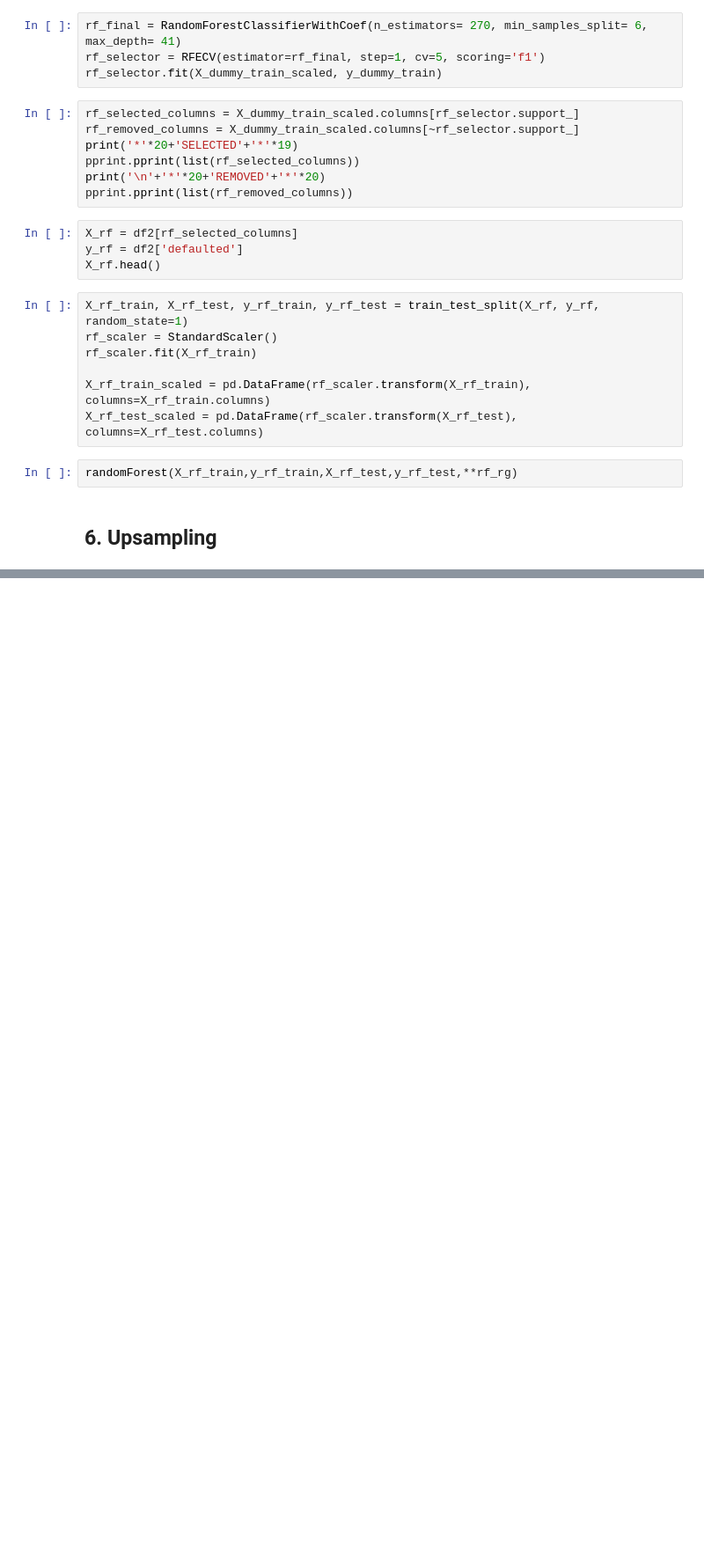
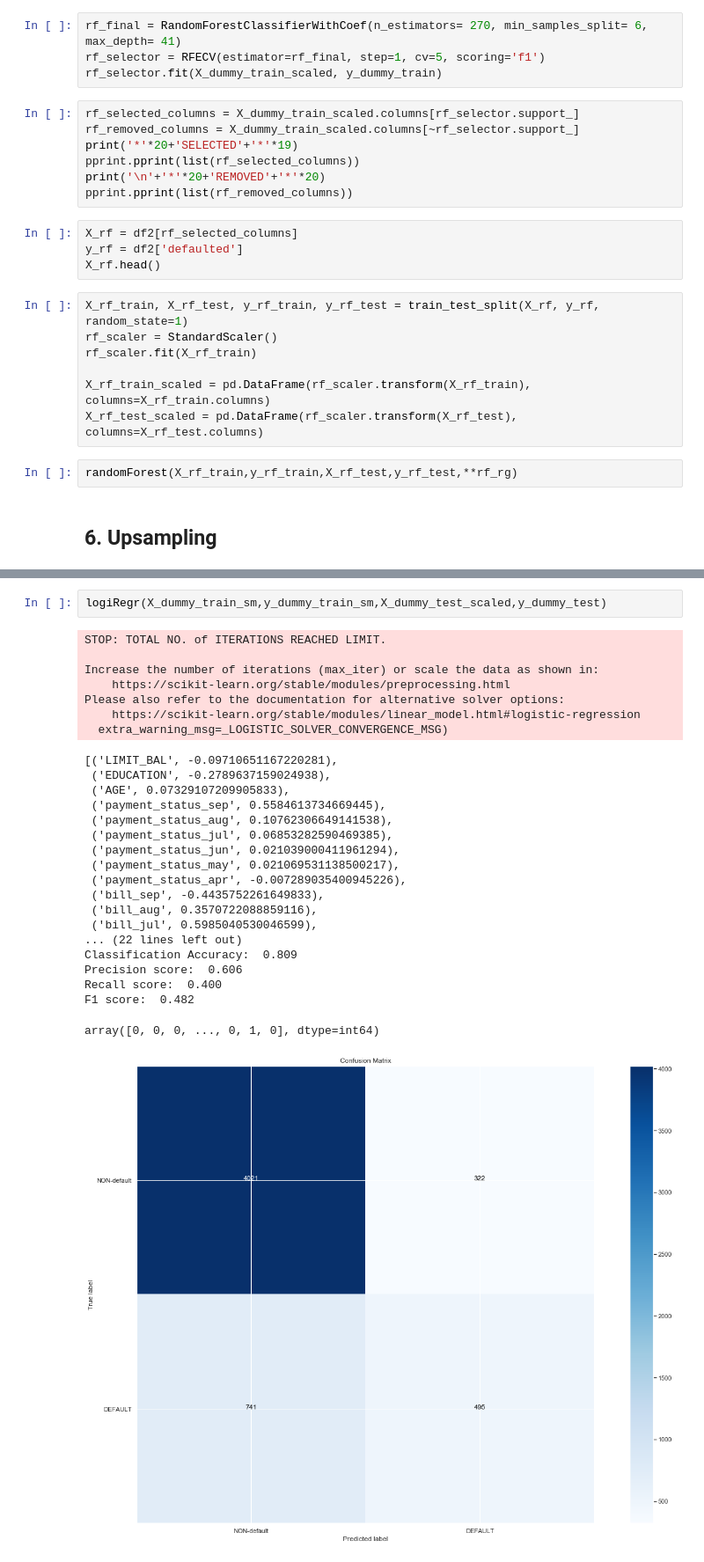
Before and after one commit to jmcneilkeller/Taiwanese_Credit_Card_Defaul, a Jupyter notebook: Taiwan_Repaired.ipynb, the cells around one changed output, grey strips where cells are left out. Shown at 88% size. Saved outputs shown, nothing was run; the diff lists cells and outputs as text; blank space fills up the shorter version.

```diff
--- a/Taiwan_Repaired.ipynb
+++ b/Taiwan_Repaired.ipynb
@@ -998,0 +1034,29 @@ df2.head(100)
+# %%
+logiRegr(X_dummy_train_sm,y_dummy_train_sm,X_dummy_test_scaled,y_dummy_test)
+# %% [output]
+STOP: TOTAL NO. of ITERATIONS REACHED LIMIT.
+
+Increase the number of iterations (max_iter) or scale the data as shown in:
+    https://scikit-learn.org/stable/modules/preprocessing.html
+Please also refer to the documentation for alternative solver options:
+    https://scikit-learn.org/stable/modules/linear_model.html#logistic-regression
+  extra_warning_msg=_LOGISTIC_SOLVER_CONVERGENCE_MSG)
+[('LIMIT_BAL', -0.09710651167220281),
+ ('EDUCATION', -0.2789637159024938),
+ ('AGE', 0.07329107209905833),
+ ('payment_status_sep', 0.5584613734669445),
+ ('payment_status_aug', 0.10762306649141538),
+ ('payment_status_jul', 0.06853282590469385),
+ ('payment_status_jun', 0.021039000411961294),
+ ('payment_status_may', 0.021069531138500217),
+ ('payment_status_apr', -0.007289035400945226),
+ ('bill_sep', -0.4435752261649833),
+ ('bill_aug', 0.3570722088859116),
+ ('bill_jul', 0.5985040530046599),
+... (22 lines left out)
+Classification Accuracy:  0.809
+Precision score:  0.606
+Recall score:  0.400
+F1 score:  0.482
+array([0, 0, 0, ..., 0, 1, 0], dtype=int64)
+[figure, added]
```
Also changed, not shown: parts of 10 cells of this notebook.
